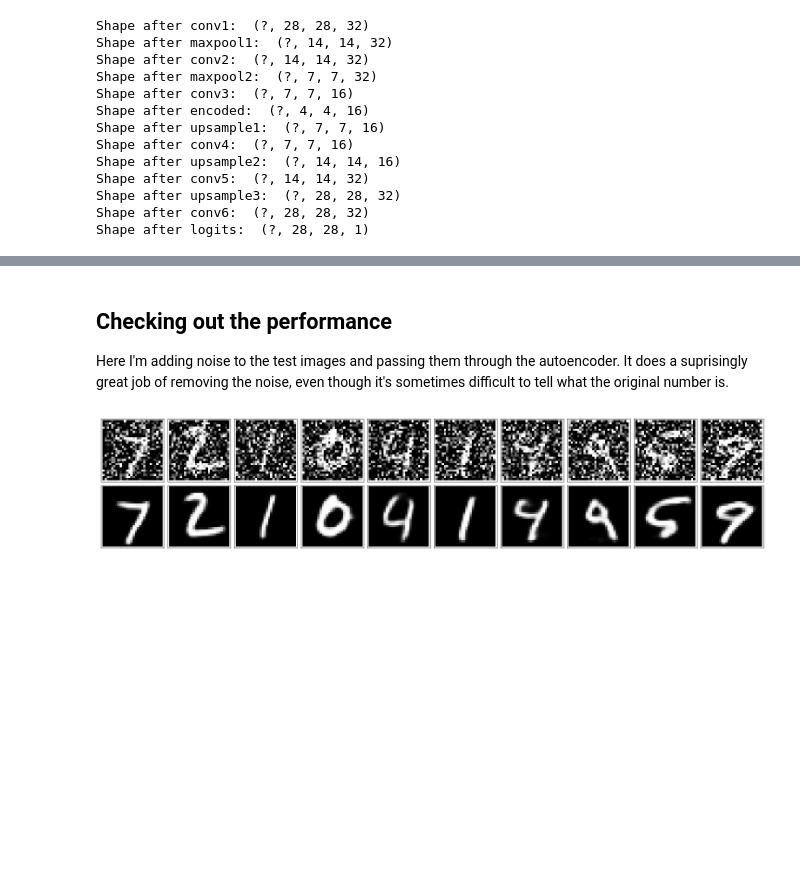
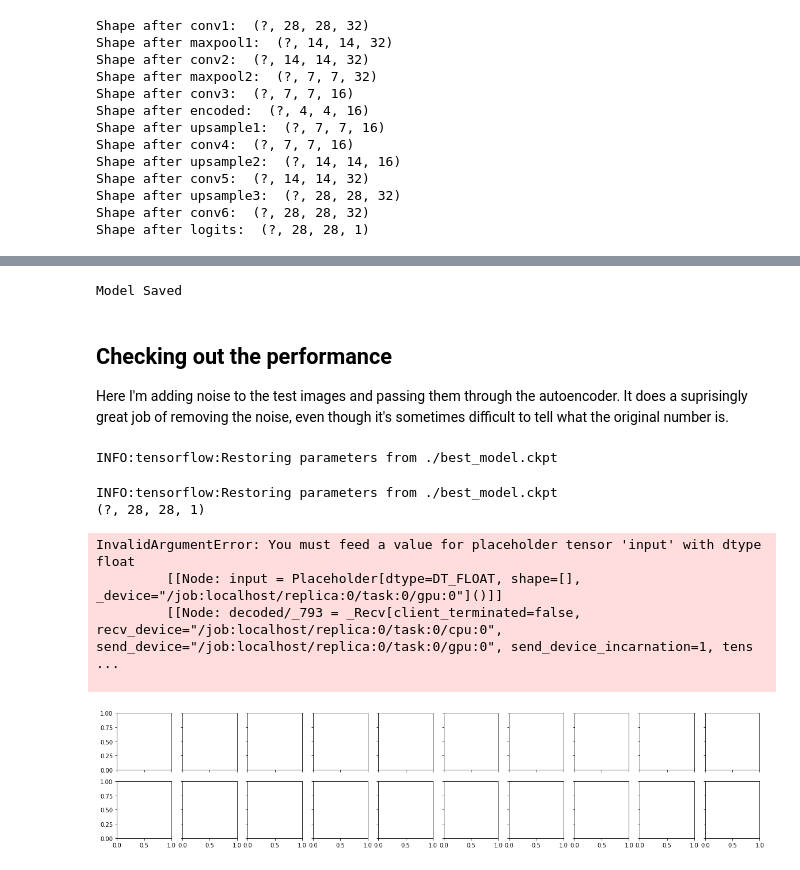
Before and after one commit to SafwanAhmad/deep-learning, a Jupyter notebook: autoencoder/Convolutional_Autoencoder.ipynb, the cells around one changed output, grey strips where cells are left out. Saved outputs shown, nothing was run; the diff lists cells and outputs as text; code cells hidden in the pictures; blank space fills up the shorter version.

Commit message:
Unable to restore model.

```diff
--- a/autoencoder/Convolutional_Autoencoder.ipynb
+++ b/autoencoder/Convolutional_Autoencoder.ipynb
@@ -198,7 +198,7 @@ Since this is a harder problem for the network, we'll want to use deeper convolu
 > **Exercise:** Build the network for the denoising autoencoder. It's the same as before, but with deeper layers. I suggest 32-32-16 for the depths, but you can play with these numbers, or add more layers.
 # %%
 learning_rate = 0.001
-inputs_ = tf.placeholder(tf.float32, (None, 28, 28, 1), name='inputs')
+inputs_ = tf.placeholder(tf.float32, (None, 28, 28, 1), name='dumb')
 targets_ = tf.placeholder(tf.float32, (None, 28, 28, 1), name='targets')
 
 ### Encoder
@@ -289,8 +293,8 @@ Shape after logits:  (?, 28, 28, 1)
 # %%
 sess = tf.Session()
 # %%
-epochs = 100
-batch_size = 200
+epochs = 1
+batch_size = 8000
 # Set's how much noise we're adding to the MNIST images
 noise_factor = 0.5
 sess.run(tf.global_variables_initializer())
@@ -314,21 +326,67 @@ for e in range(epochs):
+# %%
+# Save Model
+checkpoint = "best_model.ckpt"
+saver = tf.train.Saver()
+saver.save(sess, checkpoint)
+print('Model Saved')
+sess.close()
+# %% [output]
+Model Saved
 # %% [markdown]
 ## Checking out the performance
 
 Here I'm adding noise to the test images and passing them through the autoencoder. It does a suprisingly great job of removing the noise, even though it's sometimes difficult to tell what the original number is.
+# %%
+checkpoint = "./best_model.ckpt"
+loaded_graph = tf.Graph()
+
+
+with tf.Session(graph=loaded_graph) as sess:
+    # Load saved model
+    loader = tf.train.import_meta_graph(checkpoint + '.meta')
+    loader.restore(sess, checkpoint)
+
+    list_names = [tensor.name for tensor in tf.get_default_graph().as_graph_def().node]
+
+for name in list_names:
+    if name == 'dumbs':
+        print(name)
+# %% [output]
+INFO:tensorflow:Restoring parameters from ./best_model.ckpt
 # %%
-fig, axes = plt.subplots(nrows=2, ncols=10, sharex=True, sharey=True, figsize=(20,4))
-in_imgs = mnist.test.images[:10]
-noisy_imgs = in_imgs + noise_factor * np.random.randn(*in_imgs.shape)
-noisy_imgs = np.clip(noisy_imgs, 0., 1.)
+checkpoint = "./best_model.ckpt"
+loaded_graph = tf.Graph()
 
-reconstructed = sess.run(decoded, feed_dict={inputs_: noisy_imgs.reshape((10, 28, 28, 1))})
+
+with tf.Session(graph=loaded_graph) as sess:
+    # Load saved model
+    loader = tf.train.import_meta_graph(checkpoint + '.meta')
+    loader.restore(sess, checkpoint)
+
+    inputs_ = loaded_graph.get_tensor_by_name('dumb:0')
+    print(inputs_.shape)
+    decoded = loaded_graph.get_tensor_by_name('decoded:0')
+
+    noise_factor = 0.5
+    fig, axes = plt.subplots(nrows=2, ncols=10, sharex=True, sharey=True, figsize=(20,4))
+    in_imgs = mnist.test.images[:10]
+    noisy_imgs = in_imgs + noise_factor * np.random.randn(*in_imgs.shape)
+    noisy_imgs = np.clip(noisy_imgs, 0., 1.)
+
+    reconstructed = sess.run(decoded, feed_dict={inputs_: noisy_imgs.reshape((10, 28, 28, 1))})
 
 for images, row in zip([noisy_imgs, reconstructed], axes):
     for img, ax in zip(images, row):
         ax.imshow(img.reshape((28, 28)), cmap='Greys_r')
         ax.get_xaxis().set_visible(False)
         ax.get_yaxis().set_visible(False)
 
 fig.tight_layout(pad=0.1)
 # %% [output]
+INFO:tensorflow:Restoring parameters from ./best_model.ckpt
+(?, 28, 28, 1)
+InvalidArgumentError: You must feed a value for placeholder tensor 'input' with dtype float
+         [[Node: input = Placeholder[dtype=DT_FLOAT, shape=[], _device="/job:localhost/replica:0/task:0/gpu:0"]()]]
+         [[Node: decoded/_793 = _Recv[client_terminated=false, recv_device="/job:localhost/replica:0/task:0/cpu:0", send_device="/job:localhost/replica:0/task:0/gpu:0", send_device_incarnation=1, tens ...
+
-[figure, old version]
+[figure, new version]
```
Also changed, not shown: parts of 6 cells of this notebook.
